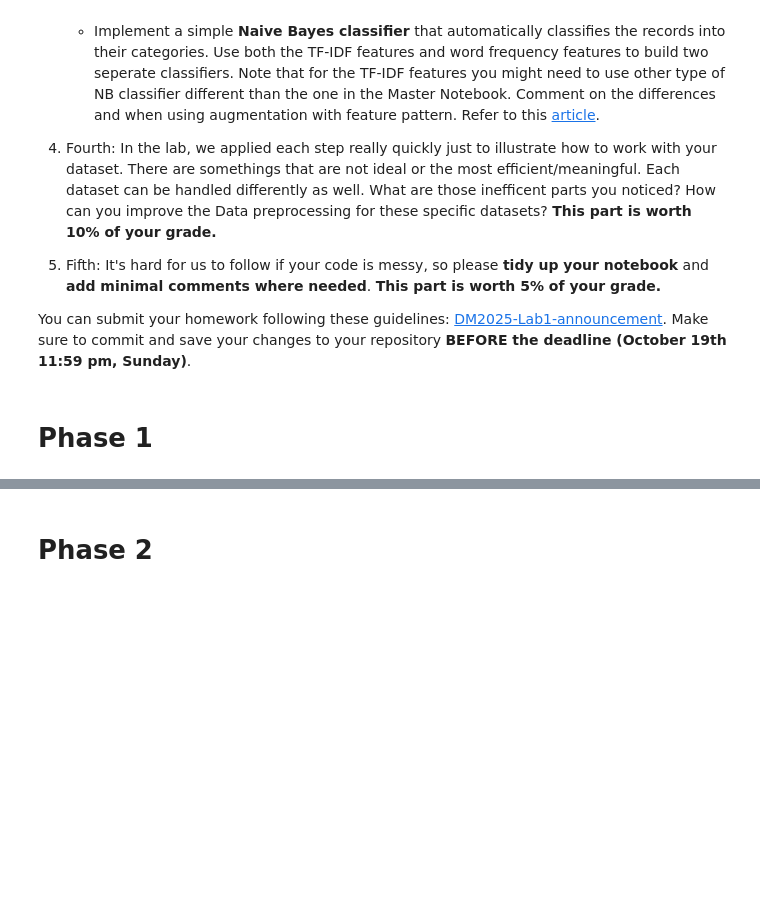
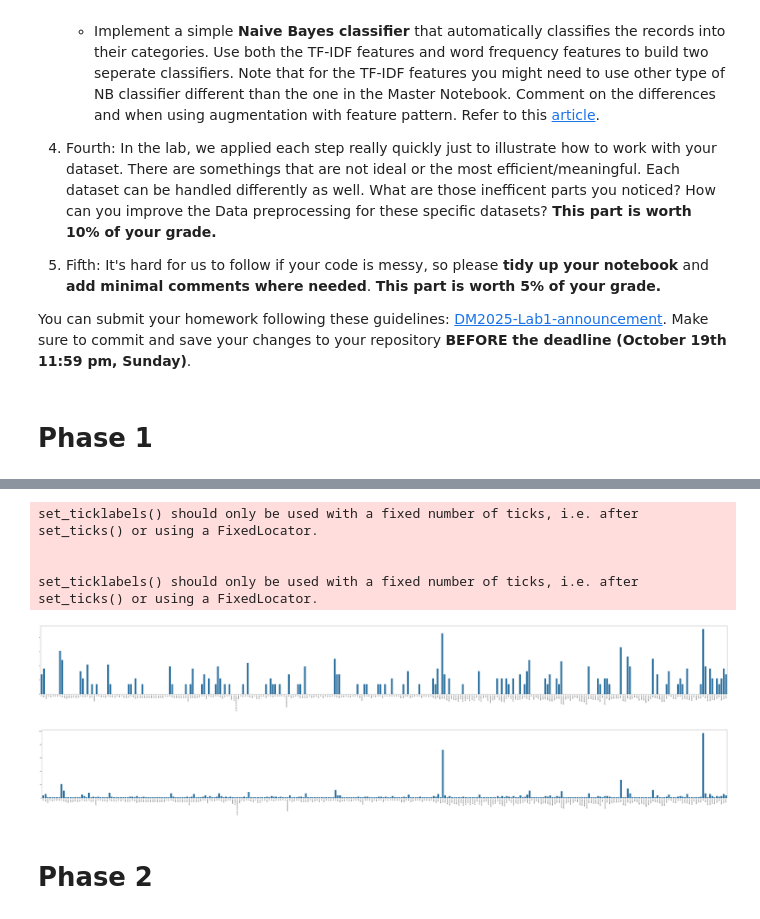
Before and after one commit to Nattapat140/DM2025-Lab1-Exercise, a Jupyter notebook: DM2025-Lab1-Homework.ipynb, the cells around one changed output, grey strips where cells are left out. Cells and saved outputs as stored; diff of their text form; code cells hidden in the pictures; blank space fills up the shorter version.

```diff
--- a/DM2025-Lab1-Homework.ipynb
+++ b/DM2025-Lab1-Homework.ipynb
@@ -63,3 +328,30 @@ You can submit your homework following these guidelines: [DM2025-Lab1-announceme
+# %%
+import math
+term_frequencies_log = [math.log(i) for i in term_frequencies]
+
+#try term_frequencies_log
+plt.subplots(figsize=(100, 10))
+g = sns.barplot(x=count_vect.get_feature_names_out()[:300],
+                y=term_frequencies_log[:300])
+g.set_xticklabels(count_vect.get_feature_names_out()[:300], rotation = 90);
+
+
+#try term_frequencies
+plt.subplots(figsize=(100, 10))
+g = sns.barplot(x=count_vect.get_feature_names_out()[:300],
+                y=term_frequencies[:300])
+g.set_xticklabels(count_vect.get_feature_names_out()[:300], rotation = 90);
+# --------------------
+
+#i think with term_frequencies_log the distribution is more balanced , in which leads into easier to compare medium/low frequency words
+#eventhough there are still 300 terms but height of those bars are more observable
+# %% [output]
+set_ticklabels() should only be used with a fixed number of ticks, i.e. after set_ticks() or using a FixedLocator.
+
+
+set_ticklabels() should only be used with a fixed number of ticks, i.e. after set_ticks() or using a FixedLocator.
+[figure, added]
+[figure, added]
 # %% [markdown]
 # Phase 2
 # %%
```
Also changed, not shown: parts of 30 cells of this notebook, 1 other file.
